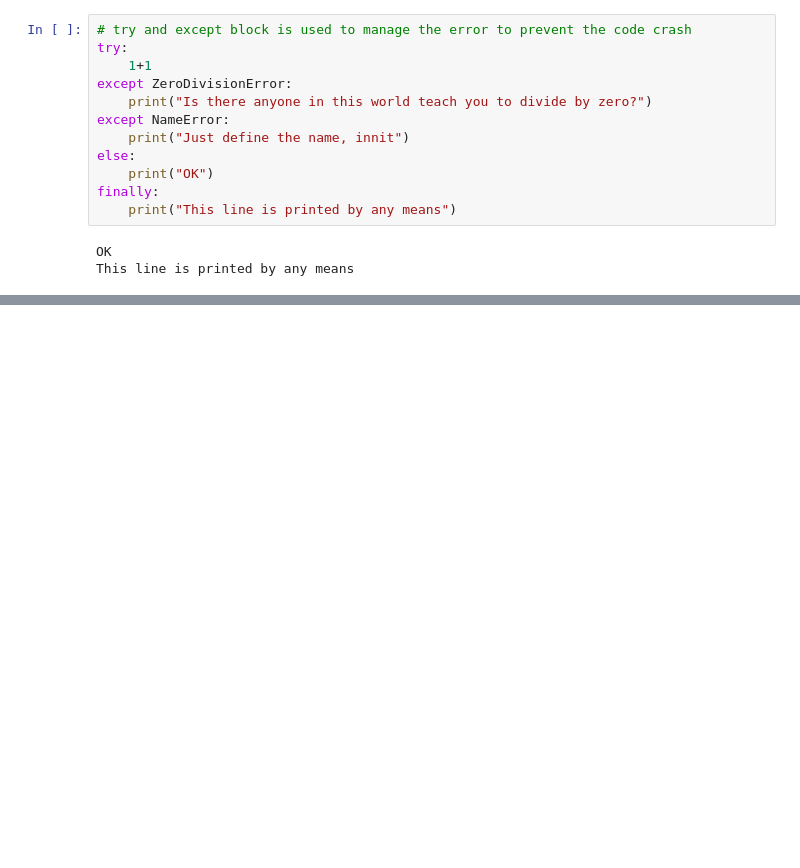
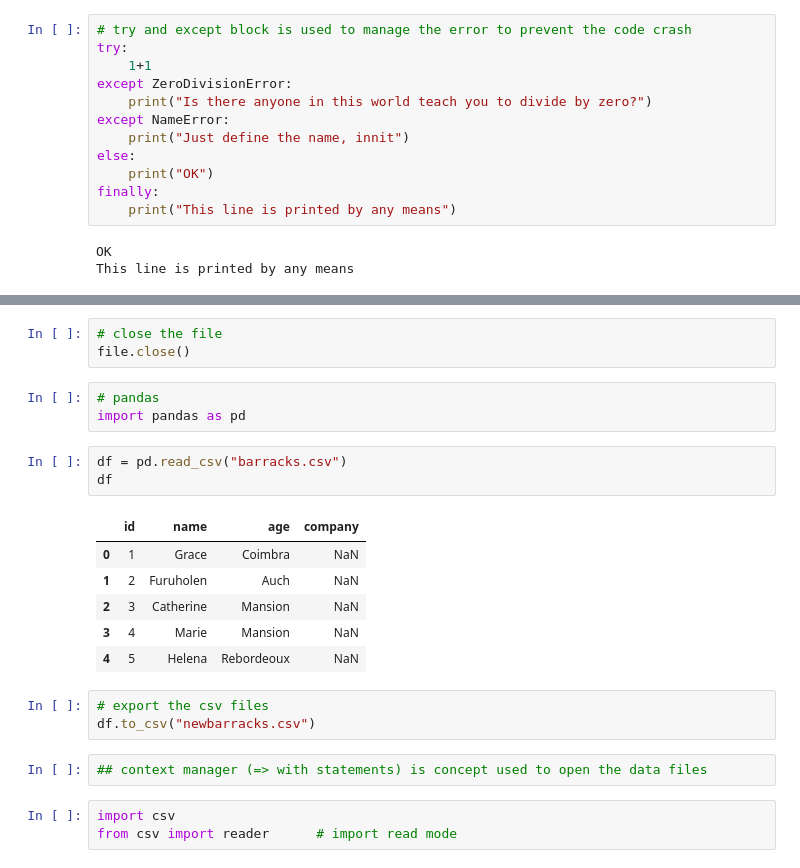
Before and after one commit to gamegtboyz/dtrk_python, a Jupyter notebook: nb_essentialpyfordataanalyst.ipynb, the cells around one changed output, grey strips where cells are left out. Drawn from its saved outputs; the diff is of its cells as text; blank space fills up the shorter version.

```diff
--- a/nb_essentialpyfordataanalyst.ipynb
+++ b/nb_essentialpyfordataanalyst.ipynb
@@ -215,0 +242,24 @@ This line is printed by any means
+# %%
+# close the file
+file.close()
+# %%
+# pandas
+import pandas as pd
+# %%
+df = pd.read_csv("barracks.csv")
+df
+# %% [output]
+|  | id | name | age | company |
+| 0 | 1 | Grace | Coimbra | NaN |
+| 1 | 2 | Furuholen | Auch | NaN |
+| 2 | 3 | Catherine | Mansion | NaN |
+| 3 | 4 | Marie | Mansion | NaN |
+| 4 | 5 | Helena | Rebordeoux | NaN |
+# %%
+# export the csv files
+df.to_csv("newbarracks.csv")
+# %%
+## context manager (=> with statements) is concept used to open the data files
+# %%
+import csv
+from csv import reader      # import read mode
```
Also changed, not shown: parts of 76 cells of this notebook, 9 other files.
